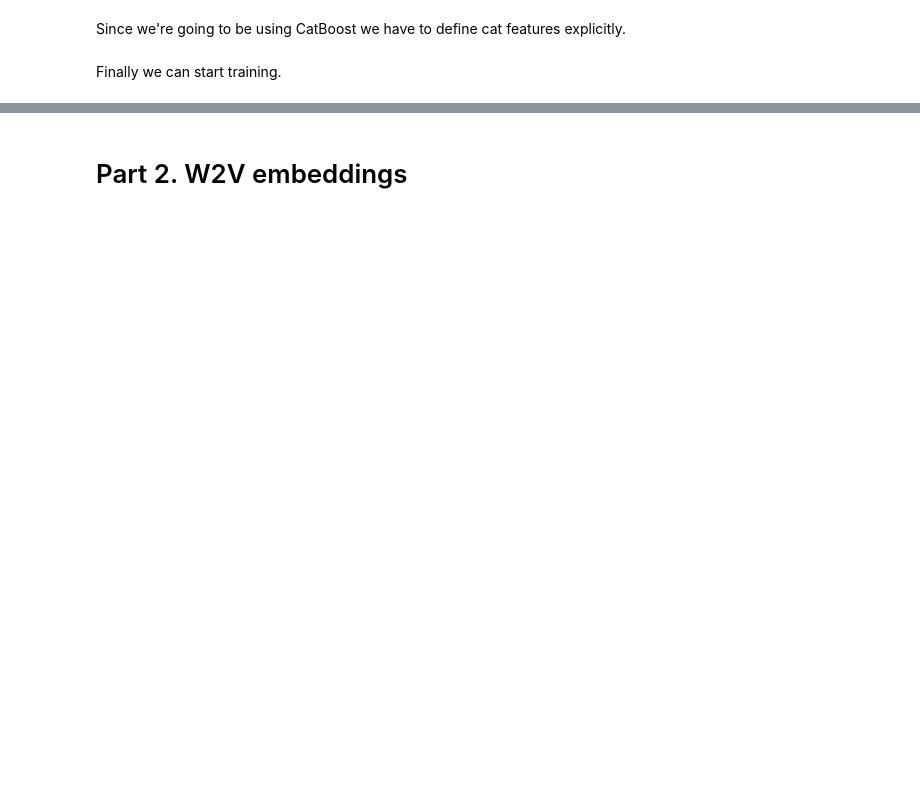
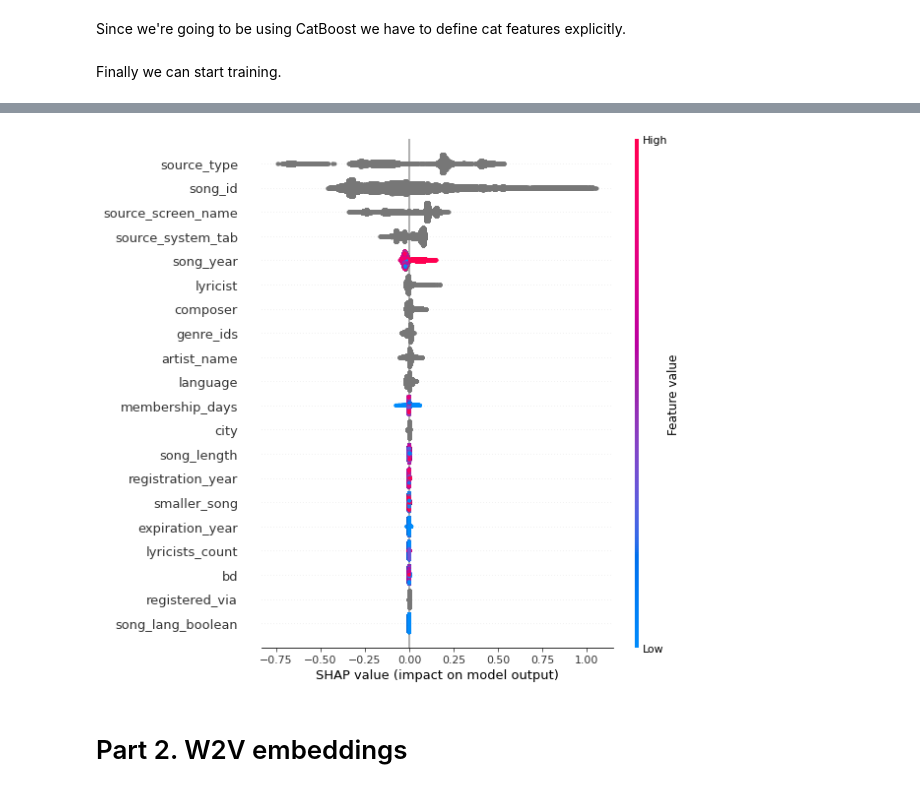
Before and after one commit to Mogreine/hse_recsys, a Jupyter notebook: hw2/src/hse_recsys_hw2.ipynb, the cells around one changed output, grey strips where cells are left out. Drawn from its saved outputs; the diff is of its cells as text; code cells hidden in the pictures; blank space fills up the shorter version.

```diff
--- a/hw2/src/hse_recsys_hw2.ipynb
+++ b/hw2/src/hse_recsys_hw2.ipynb
@@ -360,2 +371,6 @@ AUC:  0.6909
+# %%
+shap.summary_plot(shap_values, X_train[:50000])
+# %% [output]
+[figure, added]
 # %% [markdown]
 # Part 2. W2V embeddings
```
Also changed, not shown: parts of 32 cells of this notebook.
